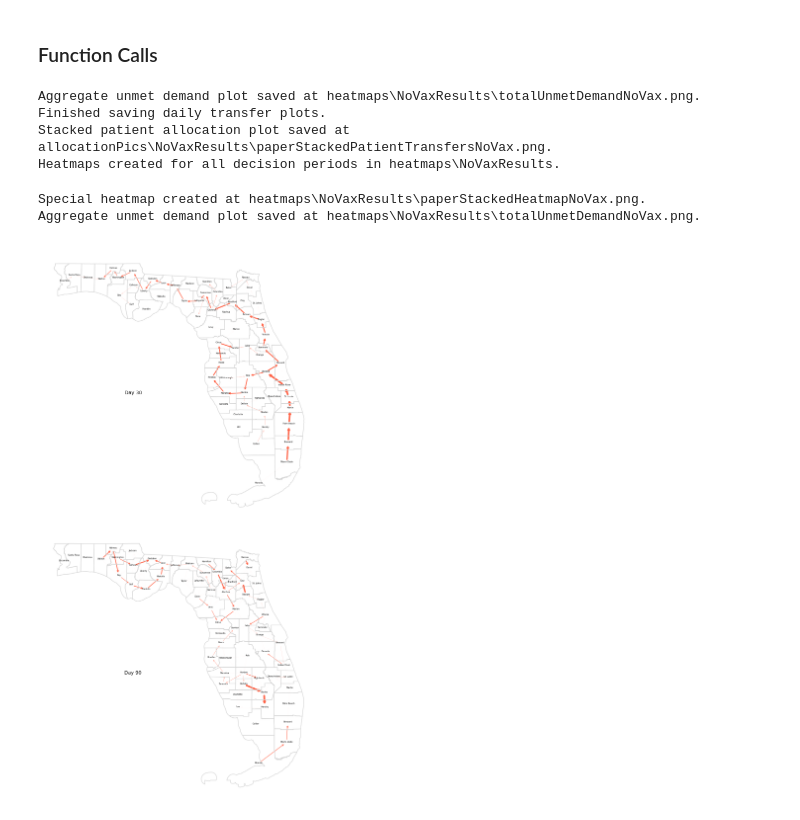
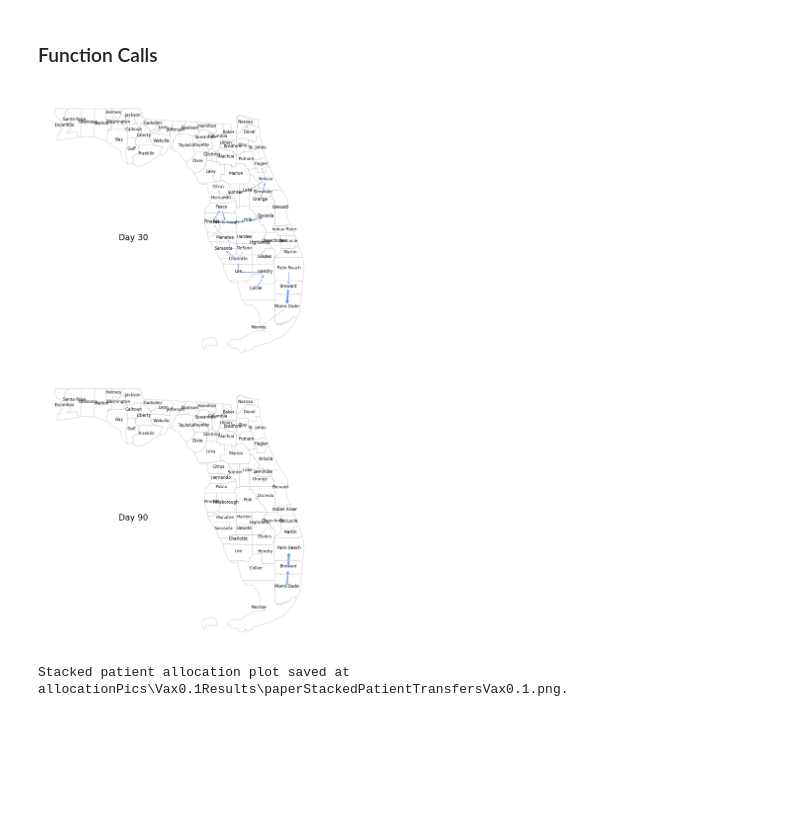
Before and after one commit to alexdelise/Data-Driven-SIRV-OR, a Jupyter notebook: allocationAndHeatmap.ipynb, the cells around one changed output. Saved outputs shown, nothing was run; the diff lists cells and outputs as text; code cells hidden in the pictures; blank space fills up the shorter version.

```diff
--- a/allocationAndHeatmap.ipynb
+++ b/allocationAndHeatmap.ipynb
@@ -136,7 +136,7 @@ def create_stacked_transfer_plot(data, patAllocOutput, fl_counties, yesVax, vax,
         # Label each county at its centroid
         for _, row in fl_counties.iterrows():
             centroid = row.geometry.centroid
-            ax.text(centroid.x, centroid.y, row["NAME"], fontsize=6, ha="center")
+            ax.text(centroid.x, centroid.y, row["NAME"], fontsize=12, ha="center")
 
         pos = {region: region_to_pos[region] for region in G.nodes() if region in region_to_pos}
 
@@ -155,13 +155,13 @@ def create_stacked_transfer_plot(data, patAllocOutput, fl_counties, yesVax, vax,
         )
 
         # Place a day label on the left margin
-        ax.text(-85.2, 27.5, f"Day {day}", fontsize=14, ha="center", va="center", color="black")
+        ax.text(-85.2, 27.5, f"Day {day}", fontsize=24, ha="center", va="center", color="black")
         ax.axis("off")
 
     # Save and show the stacked plot
     stacked_plot_path = os.path.join(patAllocOutput, f"paperStackedPatientTransfers{vax}.png")
     plt.savefig(stacked_plot_path, dpi=350, bbox_inches="tight")
-    #plt.show()
+    plt.show()
 
     print(f"Stacked patient allocation plot saved at {stacked_plot_path}.")
 
@@ -292,10 +292,10 @@ def create_stacked_heatmap(data, heatmapOutput, fl_counties, county_order, yesVa
         for _, row in counties.iterrows():
             centroid = row.geometry.centroid
             ax.text(centroid.x, centroid.y, row["NAME"],
-                    fontsize=6, ha="center", color="black")
+                    fontsize=10, ha="center", color="black")
 
         # Place a label for the day on the left margin.
-        ax.text(-85.2, 27.5, label, fontsize=14, ha="center", va="center", color="black")
+        ax.text(-85.2, 27.5, label, fontsize=20, ha="center", va="center", color="black")
         ax.axis("off")
 
     # Add a discrete horizontal colorbar below the subplots.
@@ -309,6 +309,7 @@ def create_stacked_heatmap(data, heatmapOutput, fl_counties, county_order, yesVa
     # Save the stacked heatmap image.
     stackedOutput = os.path.join(heatmapOutput, f"paperStackedHeatmap{vax}.png")
     plt.savefig(stackedOutput, dpi=350, bbox_inches="tight")
+    plt.show()
     plt.close(fig)
 
     print(f"Special heatmap created at {stackedOutput}.")
@@ -371,7 +372,7 @@ def create_aggregate_unmet_demand_plot(data, heatmapOutput, fl_counties, county_
     for idx, row in counties.iterrows():
         centroid = row.geometry.centroid
         ax.text(centroid.x, centroid.y, row["NAME"],
-                fontsize=6, ha="center", color="black")
+                fontsize=10, ha="center", color="black")
 
 
     ax.axis("off")
@@ -393,6 +394,7 @@ def create_aggregate_unmet_demand_plot(data, heatmapOutput, fl_counties, county_
     # Save the aggregate heatmap image.
     output_file = os.path.join(heatmapOutput, f"totalUnmetDemand{vax}.png")
     plt.savefig(output_file, dpi=350, bbox_inches="tight")
+    plt.show()
     plt.close(fig)
 
     print(f"Aggregate unmet demand plot saved at {output_file}.")
@@ -415,31 +417,26 @@ fl_counties = fl_counties.set_index("NAME").reindex(county_order).reset_index()
 # %% [markdown]
 ### Function Calls
 # %%
-yesVax = False
+yesVax = True
 if yesVax:
     vax = "Vax0.1"
     data = r"outputData\modModelVax0.1.xlsx"
     patAllocOutput = r"allocationPics\Vax0.1Results"
     heatmapOutput = r"heatmaps\Vax0.1Results"
 else:
     vax = "NoVax"
     data = r"outputData\modModelNoVax.xlsx"
     patAllocOutput = r"allocationPics\NoVaxResults"
     heatmapOutput = r"heatmaps\NoVaxResults"
 
 # Create individual daily plots
 special_days = ["30", "90"]
-create_aggregate_unmet_demand_plot(data, heatmapOutput, fl_counties, county_order, yesVax, vax)
-create_daily_transfer_plots(data, patAllocOutput, fl_counties, yesVax, vax)
+#create_aggregate_unmet_demand_plot(data, heatmapOutput, fl_counties, county_order, yesVax, vax)
+#create_daily_transfer_plots(data, patAllocOutput, fl_counties, yesVax, vax)
 create_stacked_transfer_plot(data, patAllocOutput, fl_counties, yesVax, vax, special_days)
-create_individual_heatmaps(data, heatmapOutput, fl_counties, county_order, yesVax, vax)
-create_stacked_heatmap(data, heatmapOutput, fl_counties, county_order, yesVax, vax, special_days)
-create_aggregate_unmet_demand_plot(data, heatmapOutput, fl_counties, county_order, yesVax, vax)
+#create_individual_heatmaps(data, heatmapOutput, fl_counties, county_order, yesVax, vax)
+#create_stacked_heatmap(data, heatmapOutput, fl_counties, county_order, yesVax, vax, special_days)
+#create_aggregate_unmet_demand_plot(data, heatmapOutput, fl_counties, county_order, yesVax, vax)
 # %% [output]
+[figure, new version]
-Aggregate unmet demand plot saved at heatmaps\NoVaxResults\totalUnmetDemandNoVax.png.
-Finished saving daily transfer plots.
-Stacked patient allocation plot saved at allocationPics\NoVaxResults\paperStackedPatientTransfersNoVax.png.
-Heatmaps created for all decision periods in heatmaps\NoVaxResults.
+Stacked patient allocation plot saved at allocationPics\Vax0.1Results\paperStackedPatientTransfersVax0.1.png.
-Special heatmap created at heatmaps\NoVaxResults\paperStackedHeatmapNoVax.png.
-Aggregate unmet demand plot saved at heatmaps\NoVaxResults\totalUnmetDemandNoVax.png.
-[figure, old version]
```
Also changed, not shown: 15 other files.
